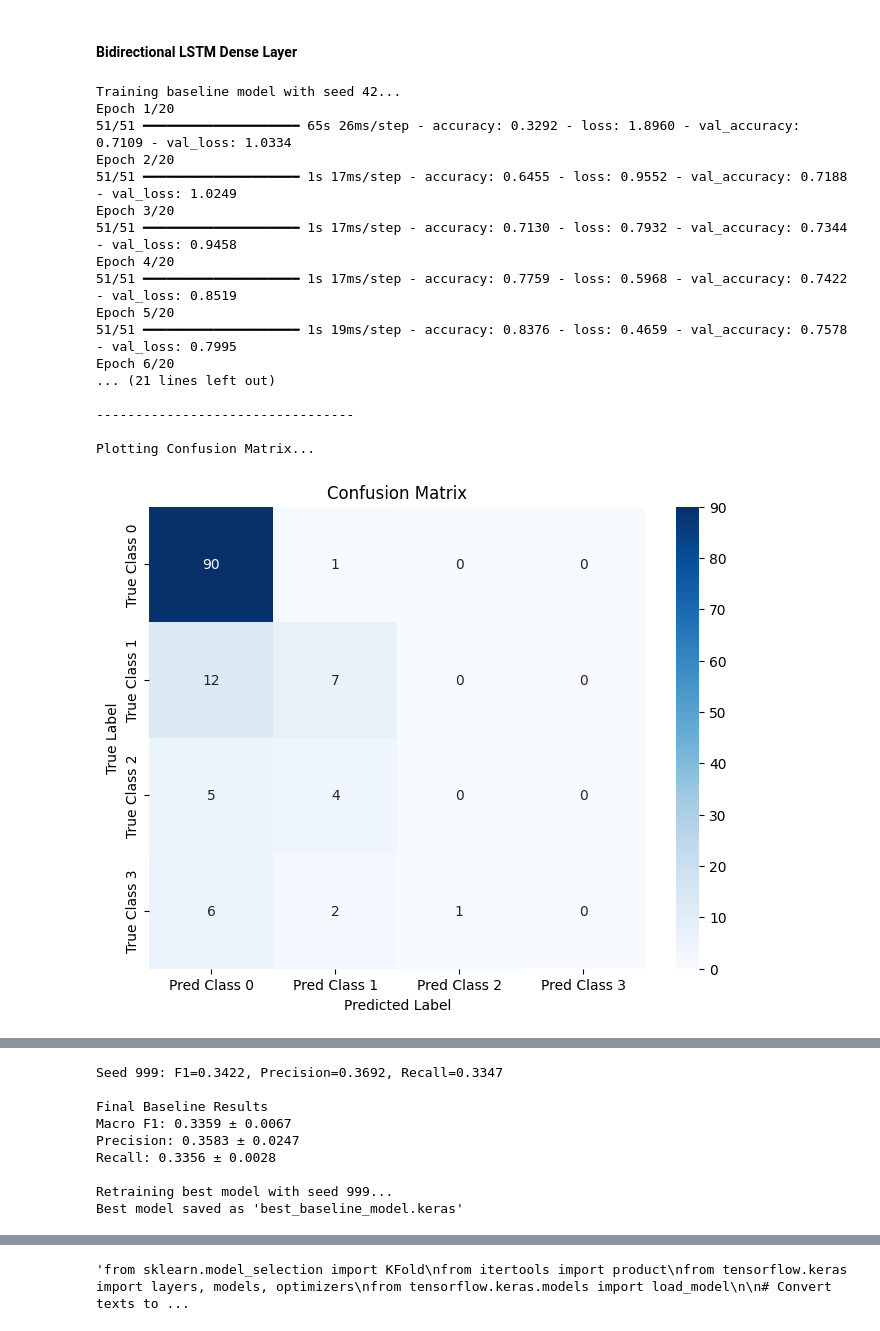
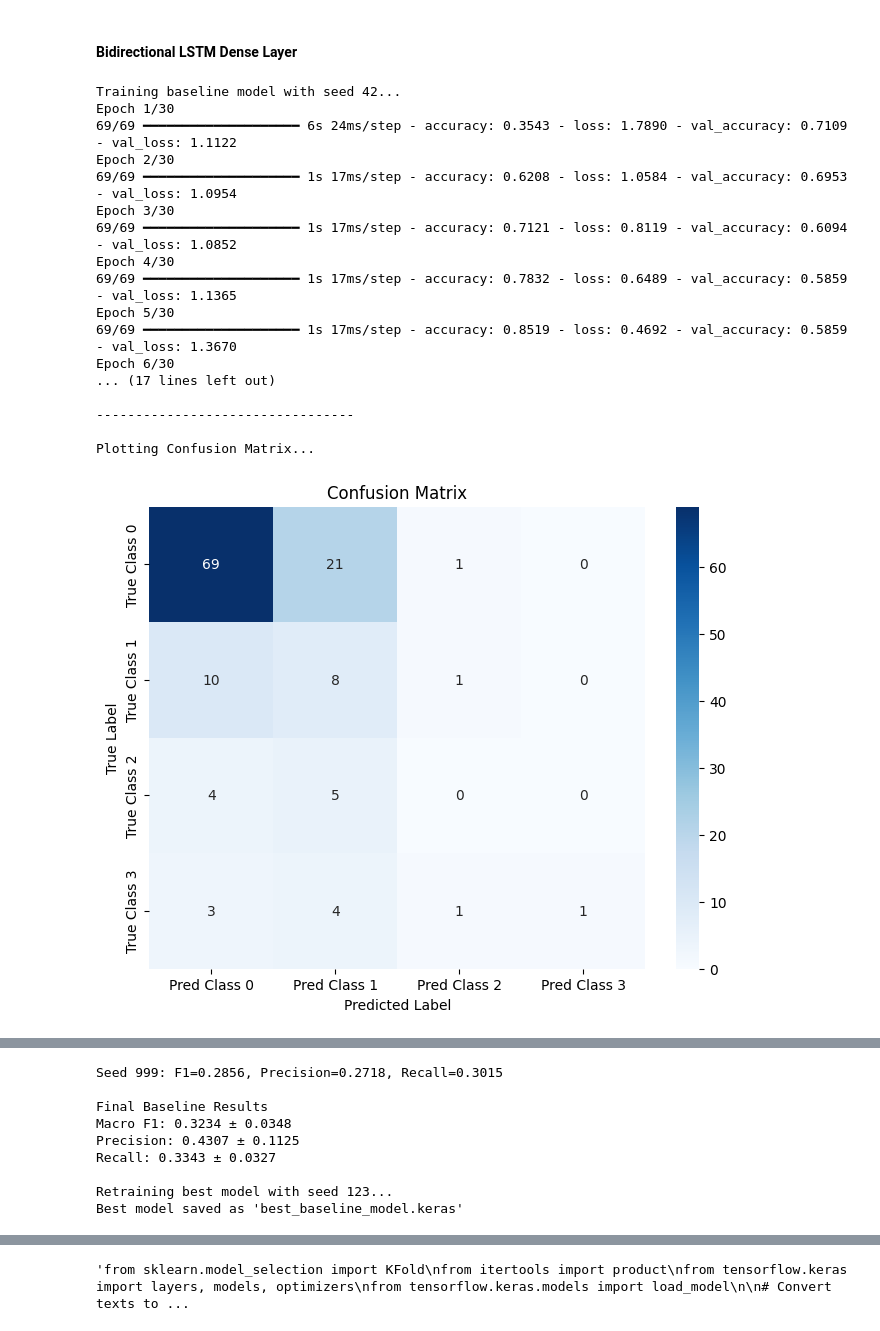
Before and after one commit to LuGorr/Sexist-Tweet-Detection, a Jupyter notebook: A1/Assignment_1.ipynb, the cells around one changed output, grey strips where cells are left out. Saved outputs shown, nothing was run; the diff lists cells and outputs as text; code cells hidden in the pictures.

Commit message:
feat: data augmentation with NLPAug

```diff
--- a/A1/Assignment_1.ipynb
+++ b/A1/Assignment_1.ipynb
@@ -445,7 +576,7 @@ plt.show()
 # %%
 # Create a TensorFlow Dataset for training data
 # Each batch contains 64 examples for efficient training
-train_ds = tf.data.Dataset.from_tensor_slices((texts, labels)).batch(64)
+train_ds = tf.data.Dataset.from_tensor_slices((final_train_texts, final_train_labels)).batch(64)
 
 # Create a TensorFlow Dataset for validation data
 valid_ds = tf.data.Dataset.from_tensor_slices((valid_texts, valid_labels))
@@ -598,11 +725,12 @@ from sklearn.metrics import (f1_score, precision_score, recall_score,
                              classification_report, confusion_matrix)
 
 # Hyperparameters
-LSTM_UNITS = 128
+LSTM_UNITS = 64
 DROPOUT_RATE = 0.3
 LR = 1e-3
-EPOCHS = 20
+EPOCHS = 30
 SEEDS = [42, 123, 999]
+L2_FACTOR = 1e-4
 
 # Build model
 def build_baseline_model():
@@ -615,15 +743,16 @@ def build_baseline_model():
             trainable=True,
             name='encoder-embedding'
         ),
-        layers.Bidirectional(layers.LSTM(LSTM_UNITS, return_sequences=False)),
+        layers.Bidirectional(layers.LSTM(LSTM_UNITS, return_sequences=False, kernel_regularizer=regularizers.l2(L2_FACTOR),
+            recurrent_regularizer=regularizers.l2(L2_FACTOR))),
         layers.BatchNormalization(),
         layers.Dropout(DROPOUT_RATE),
 
         # Add a Dense layer
         layers.Dense(
-            128,
-            activation='relu',
-            kernel_regularizer=regularizers.l2(1e-4)
+            64,
+            activation = "leaky_relu",
+            kernel_regularizer=regularizers.l2(L2_FACTOR)
         ),
         layers.Dropout(DROPOUT_RATE),
 
@@ -642,7 +771,7 @@ def build_baseline_model():
 def predict_batch(model, x):
     return model(x, training=False)
 
-def evaluate_model(model, valid_ds, class_names=['Class 0', 'Class 1', 'Class 2', 'Class 3']):
+def evaluate_model(model, valid_ds, class_names=['NOT SEXIST', 'DIRECT', 'JUDGEMENTAL', 'REPORTED']):
     """
     Compute macro F1, precision, recall, and display classification report
     and confusion matrix on the validation set.
@@ -720,43 +849,43 @@ for seed in SEEDS:
     recalls.append(rec)
 
     print(f"Seed {seed}: F1={f1:.4f}, Precision={prec:.4f}, Recall={rec:.4f}")
 
 # Report summary
 print("\nFinal Baseline Results")
 print(f"Macro F1: {np.mean(f1_scores):.4f} ± {np.std(f1_scores):.4f}")
 print(f"Precision: {np.mean(precisions):.4f} ± {np.std(precisions):.4f}")
 print(f"Recall: {np.mean(recalls):.4f} ± {np.std(recalls):.4f}")
 
 # Train and save best model
 best_seed = SEEDS[np.argmax(f1_scores)]
 print(f"\nRetraining best model with seed {best_seed}...")
 tf.keras.utils.set_random_seed(best_seed)
 best_model = build_baseline_model()
 best_model.fit(
     train_ds,
     validation_data=valid_ds,
     epochs=EPOCHS,
     callbacks=[early_stop],
     verbose=0
 )
 best_model.save("best_baseline_model.keras")
 print("Best model saved as 'best_baseline_model.keras'")
 # %% [output]
 Training baseline model with seed 42...
-Epoch 1/20
-51/51 ━━━━━━━━━━━━━━━━━━━━ 65s 26ms/step - accuracy: 0.3292 - loss: 1.8960 - val_accuracy: 0.7109 - val_loss: 1.0334
-Epoch 2/20
-51/51 ━━━━━━━━━━━━━━━━━━━━ 1s 17ms/step - accuracy: 0.6455 - loss: 0.9552 - val_accuracy: 0.7188 - val_loss: 1.0249
-Epoch 3/20
-51/51 ━━━━━━━━━━━━━━━━━━━━ 1s 17ms/step - accuracy: 0.7130 - loss: 0.7932 - val_accuracy: 0.7344 - val_loss: 0.9458
-Epoch 4/20
-51/51 ━━━━━━━━━━━━━━━━━━━━ 1s 17ms/step - accuracy: 0.7759 - loss: 0.5968 - val_accuracy: 0.7422 - val_loss: 0.8519
-Epoch 5/20
-51/51 ━━━━━━━━━━━━━━━━━━━━ 1s 19ms/step - accuracy: 0.8376 - loss: 0.4659 - val_accuracy: 0.7578 - val_loss: 0.7995
-Epoch 6/20
-... (21 lines left out)
+Epoch 1/30
+69/69 ━━━━━━━━━━━━━━━━━━━━ 6s 24ms/step - accuracy: 0.3543 - loss: 1.7890 - val_accuracy: 0.7109 - val_loss: 1.1122
+Epoch 2/30
+69/69 ━━━━━━━━━━━━━━━━━━━━ 1s 17ms/step - accuracy: 0.6208 - loss: 1.0584 - val_accuracy: 0.6953 - val_loss: 1.0954
+Epoch 3/30
+69/69 ━━━━━━━━━━━━━━━━━━━━ 1s 17ms/step - accuracy: 0.7121 - loss: 0.8119 - val_accuracy: 0.6094 - val_loss: 1.0852
+Epoch 4/30
+69/69 ━━━━━━━━━━━━━━━━━━━━ 1s 17ms/step - accuracy: 0.7832 - loss: 0.6489 - val_accuracy: 0.5859 - val_loss: 1.1365
+Epoch 5/30
+69/69 ━━━━━━━━━━━━━━━━━━━━ 1s 17ms/step - accuracy: 0.8519 - loss: 0.4692 - val_accuracy: 0.5859 - val_loss: 1.3670
+Epoch 6/30
+... (17 lines left out)
 
 ---------------------------------
 
 Plotting Confusion Matrix...
-[figure, old version]
+[figure, new version]
@@ -799,11 +928,11 @@ Plotting Confusion Matrix...
-Seed 999: F1=0.3422, Precision=0.3692, Recall=0.3347
+Seed 999: F1=0.2856, Precision=0.2718, Recall=0.3015
 
 Final Baseline Results
-Macro F1: 0.3359 ± 0.0067
-Precision: 0.3583 ± 0.0247
-Recall: 0.3356 ± 0.0028
+Macro F1: 0.3234 ± 0.0348
+Precision: 0.4307 ± 0.1125
+Recall: 0.3343 ± 0.0327
 
-Retraining best model with seed 999...
+Retraining best model with seed 123...
 Best model saved as 'best_baseline_model.keras'
 # %%
 # Plot training and validation loss
```
Also changed, not shown: parts of 10 cells of this notebook.
